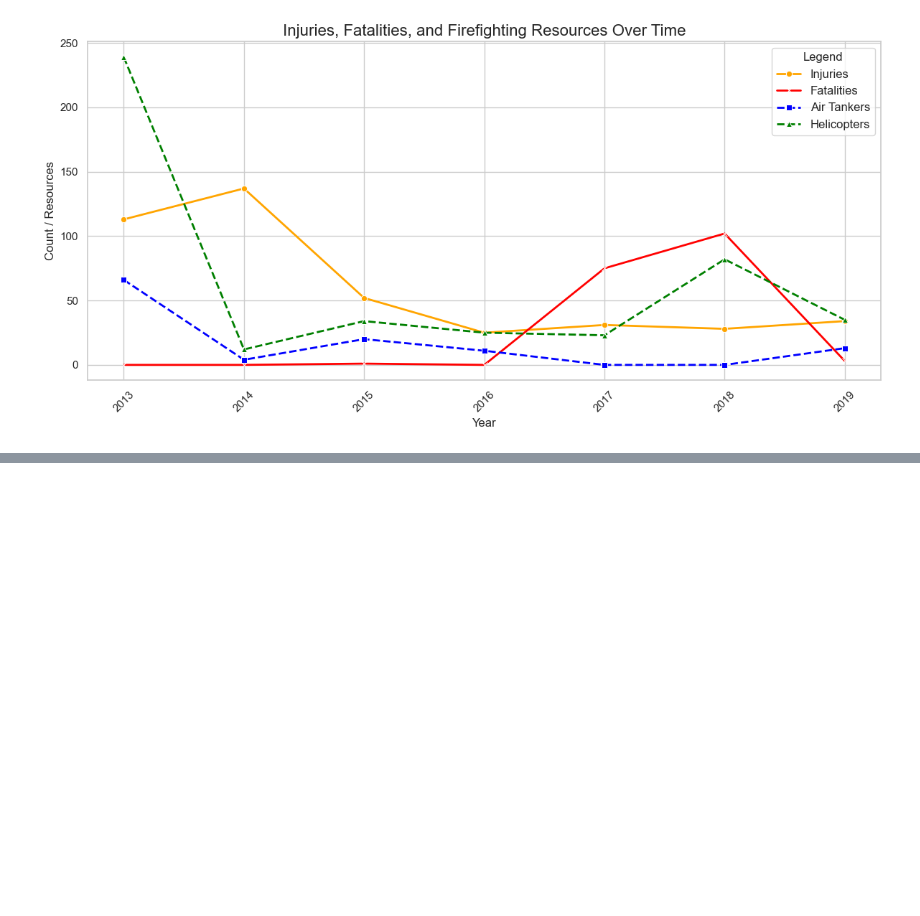
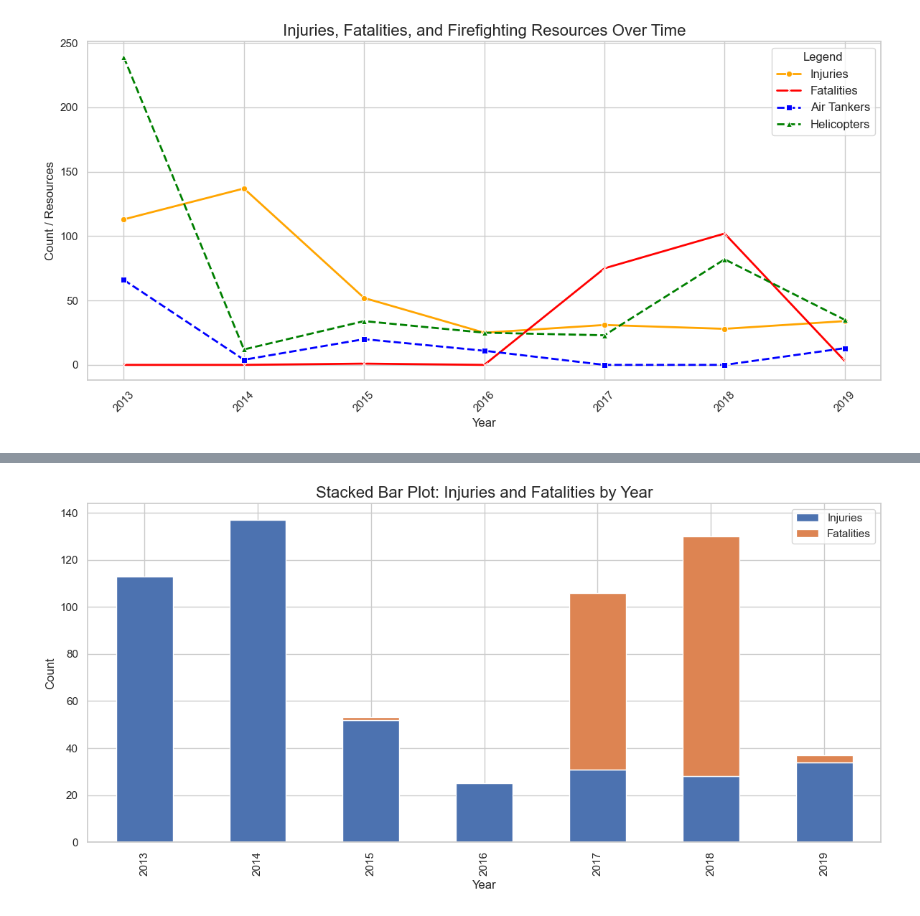
Before and after one commit to estortega/project_1, a Jupyter notebook: Denis_wild_fires_project_week_1.ipynb, the cells around one changed output, grey strips where cells are left out. Drawn from its saved outputs; the diff is of its cells as text; code cells hidden in the pictures; blank space fills up the shorter version.

```diff
--- a/Denis_wild_fires_project_week_1.ipynb
+++ b/Denis_wild_fires_project_week_1.ipynb
@@ -126,0 +139,10 @@ plt.show()
+# %%
+injuries_fatalities_by_year = calfire_grouped[['YearStarted', 'Injuries', 'Fatalities']]
+injuries_fatalities_by_year.set_index('YearStarted').plot(kind='bar', stacked=True, figsize=(12, 6))
+plt.title('Stacked Bar Plot: Injuries and Fatalities by Year', fontsize=16)
+plt.xlabel('Year', fontsize=12)
+plt.ylabel('Count', fontsize=12)
+plt.tight_layout()
+plt.show()
+# %% [output]
+[figure, added]
```
Also changed, not shown: parts of 4 cells of this notebook.
